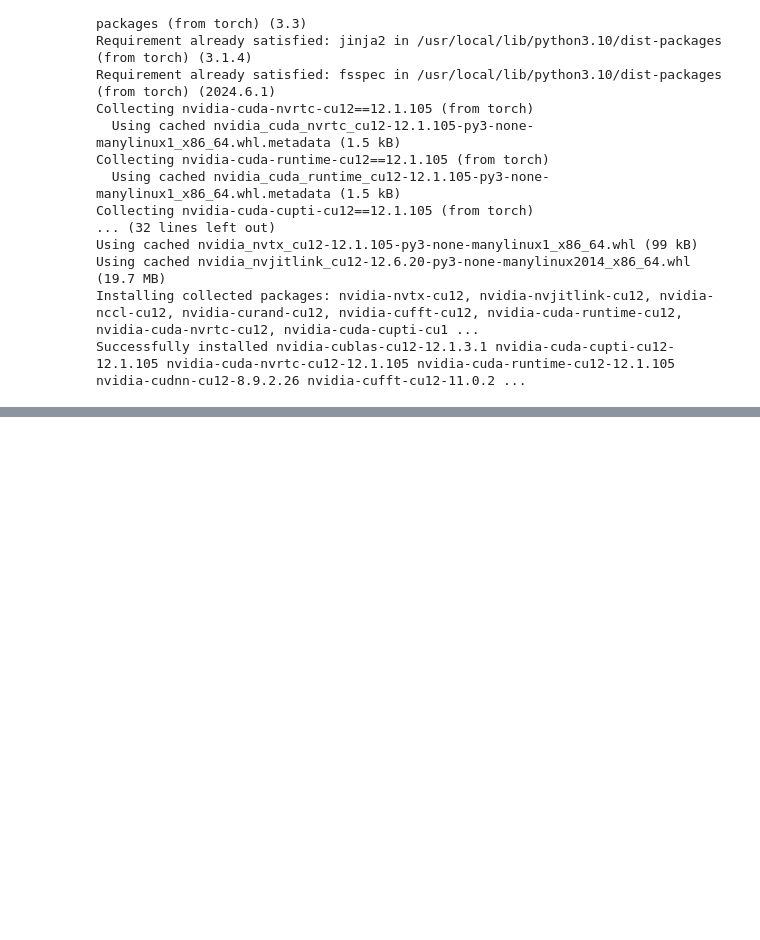
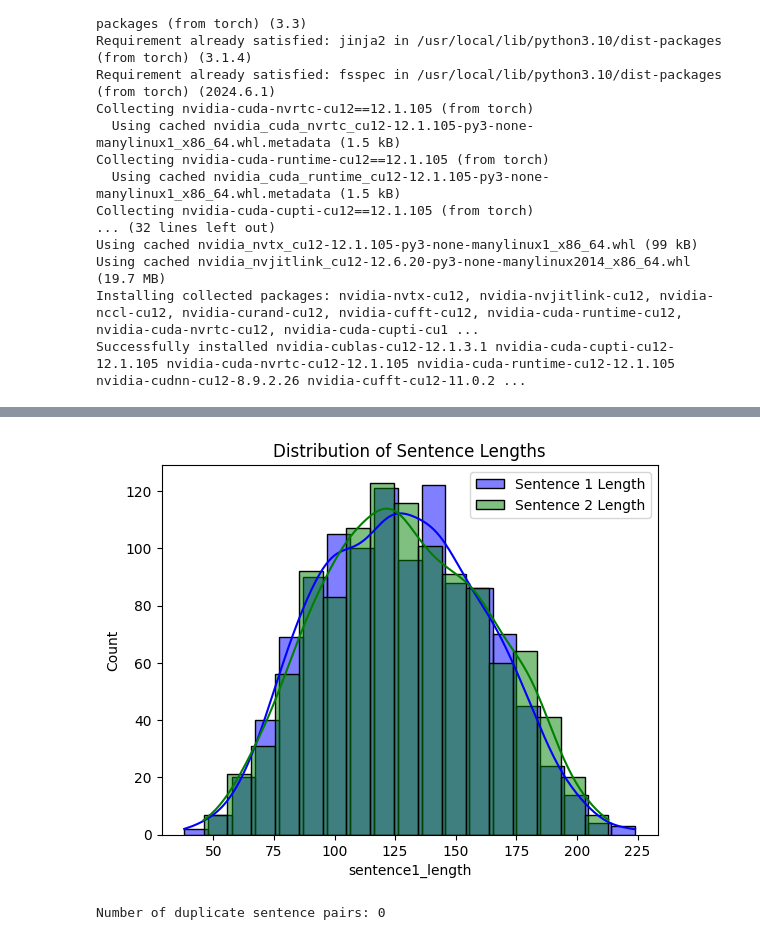
Before and after one commit to akhileshmanukonda/bert-model, a Jupyter notebook: reasearch_ass3.ipynb, the cells around one changed output, grey strips where cells are left out. Cells and saved outputs as stored; diff of their text form; code cells hidden in the pictures; blank space fills up the shorter version.

```diff
--- a/reasearch_ass3.ipynb
+++ b/reasearch_ass3.ipynb
@@ -90,0 +201,19 @@ Setting `pad_token_id` to `eos_token_id`:50256 for open-end generation.
+# %%
+# Calculate the length of each sentence
+train_df['sentence1_length'] = train_df['sentence1'].apply(len)
+train_df['sentence2_length'] = train_df['sentence2'].apply(len)
+
+# Plot the distribution of sentence lengths
+sns.histplot(train_df['sentence1_length'], kde=True, color='blue', label='Sentence 1 Length')
+sns.histplot(train_df['sentence2_length'], kde=True, color='green', label='Sentence 2 Length')
+plt.legend()
+plt.title('Distribution of Sentence Lengths')
+plt.show()
+# %% [output]
+[figure, added]
+# %%
+# Check for duplicate rows
+duplicates = train_df.duplicated(subset=['sentence1', 'sentence2']).sum()
+print(f"Number of duplicate sentence pairs: {duplicates}")
+# %% [output]
+Number of duplicate sentence pairs: 0
```
Also changed, not shown: parts of 25 cells of this notebook.
